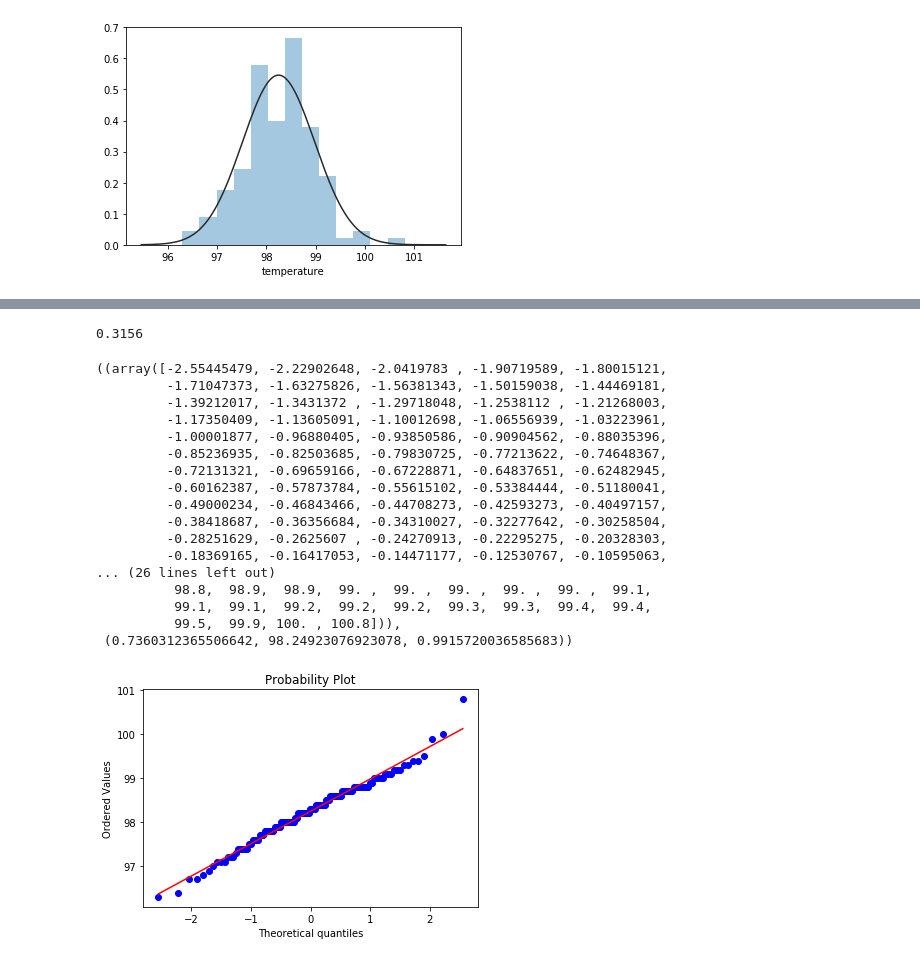
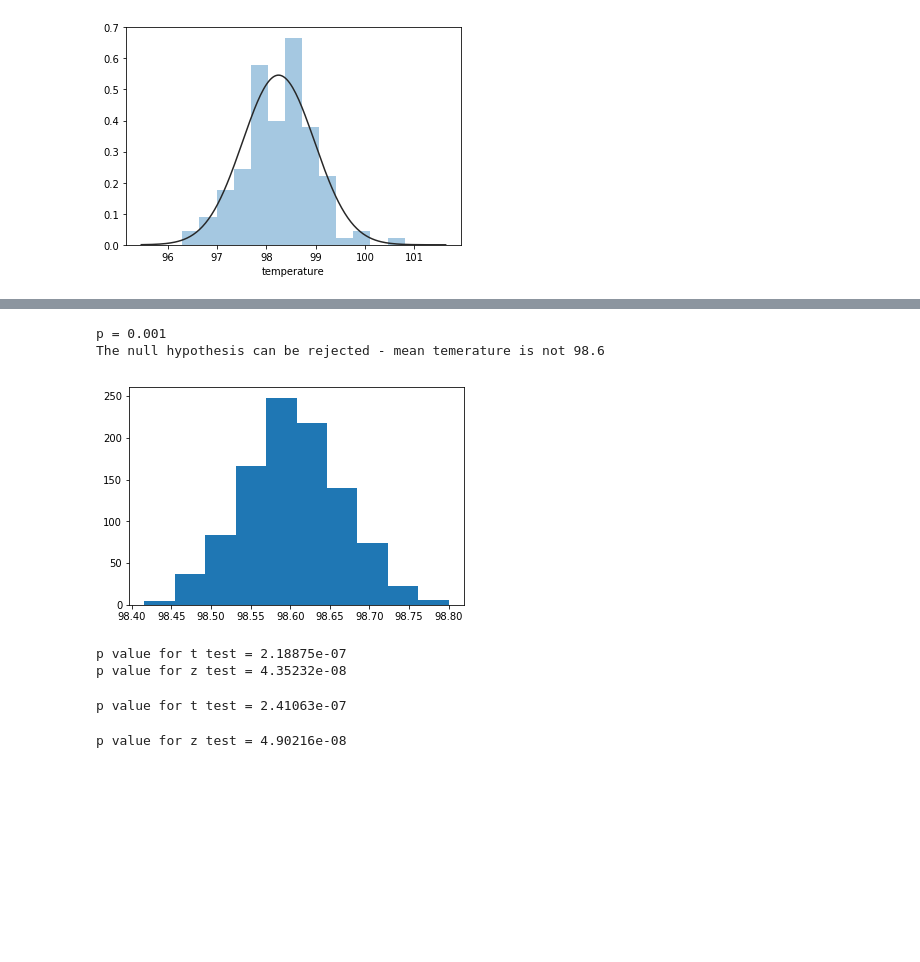
Before and after one commit to samudassir/bikesharingdemand, a Jupyter notebook: Exercises/statistics/EDA_human_temperature/sliderule_dsi_inferential_statistics_exercise_1.ipynb, the cells around one changed output, grey strips where cells are left out. Cells and saved outputs as stored; diff of their text form; code cells hidden in the pictures; blank space fills up the shorter version.

Commit message:
infer stats - exercise

```diff
--- a/Exercises/statistics/EDA_human_temperature/sliderule_dsi_inferential_statistics_exercise_1.ipynb
+++ b/Exercises/statistics/EDA_human_temperature/sliderule_dsi_inferential_statistics_exercise_1.ipynb
@@ -77,4 +173,8 @@ print(np.std(df['temperature']))
 # %%
+#Hypothesisis Test
+#h0 = mean temperature is 98.6
+#ha = mean temperature is not equal to 98.6 , may be greater than or less than 98.6
+
 def bootstrap_replicate_1d(data, func):
     return func(np.random.choice(data, size=len(data)))
 
@@ -88,9 +188,3 @@ def draw_bs_reps(data, func, size=1):
         bs_replicates[i] = bootstrap_replicate_1d(data,func)
 
     return bs_replicates
-
-translated = df['temperature']-np.mean(df['temperature'])+98.6
-bs_diff_replicates = draw_bs_reps(translated,np.mean,1000)
-plt.hist(bs_diff_replicates)
-#val = np.sum(bs_diff_replicates == 98.6)
-#print(np.float(val)/1000)
@@ -104,31 +191,20 @@ plt.hist(bs_diff_replicates)
-# %%
-# Above With p value of 0.001, we can reject the null hypothesis
-# ztest x-Mu/Ro
-diff_mean = 98.6 - np.mean(df['temperature'])
-std = np.std(df['temperature'])
-diff_mean/std
-1-0.6844
-# %% [output]
-0.3156
-# %%
-from scipy import stats
-stats.probplot(df['temperature'], plot=plt)
-# %% [output]
-((array([-2.55445479, -2.22902648, -2.0419783 , -1.90719589, -1.80015121,
-         -1.71047373, -1.63275826, -1.56381343, -1.50159038, -1.44469181,
-         -1.39212017, -1.3431372 , -1.29718048, -1.2538112 , -1.21268003,
-         -1.17350409, -1.13605091, -1.10012698, -1.06556939, -1.03223961,
-         -1.00001877, -0.96880405, -0.93850586, -0.90904562, -0.88035396,
-         -0.85236935, -0.82503685, -0.79830725, -0.77213622, -0.74648367,
-         -0.72131321, -0.69659166, -0.67228871, -0.64837651, -0.62482945,
-         -0.60162387, -0.57873784, -0.55615102, -0.53384444, -0.51180041,
-         -0.49000234, -0.46843466, -0.44708273, -0.42593273, -0.40497157,
-         -0.38418687, -0.36356684, -0.34310027, -0.32277642, -0.30258504,
-         -0.28251629, -0.2625607 , -0.24270913, -0.22295275, -0.20328303,
-         -0.18369165, -0.16417053, -0.14471177, -0.12530767, -0.10595063,
-... (26 lines left out)
-          98.8,  98.9,  98.9,  99. ,  99. ,  99. ,  99. ,  99. ,  99.1,
-          99.1,  99.1,  99.2,  99.2,  99.2,  99.3,  99.3,  99.4,  99.4,
-          99.5,  99.9, 100. , 100.8])),
- (0.7360312365506642, 98.24923076923078, 0.9915720036585683))
-[figure, removed]
+# %%
+def testHypothesis(temperatures):
+    translated = temperatures-np.mean(temperatures)+98.6
+    bs_diff_replicates = draw_bs_reps(translated,np.mean,1000)
+    plt.hist(bs_diff_replicates)
+
+    val = np.sum(bs_diff_replicates == 98.6)
+    p = np.float(val)/1000
+    print("p for hypothesis tests = {:g}".format(p))
+    alpha = 0.05
+    if p < alpha:
+        print("The null hypothesis can be rejected - mean temerature is not 98.6")
+    else:
+        print("The null hypothesis cannot be rejected - mean temerature is 98.6")
+# %%
+testHypothesis(df['temperature'])
+# %% [output]
+p = 0.001
+The null hypothesis can be rejected - mean temerature is not 98.6
+[figure, added]
@@ -134,0 +224,18 @@ stats.probplot(df['temperature'], plot=plt)
+# %%
+# calculated t-test and z-test
+statisticaltest(df['temperature'])
+# %% [output]
+p value for t test = 2.18875e-07
+p value for z test = 4.35232e-08
+# %%
+# python t-test
+z,p = stats.ttest_1samp(df['temperature'],98.6)
+print("p value for t test = {:g}".format(p))
+# %% [output]
+p value for t test = 2.41063e-07
+# %%
+# python z-test
+z,p = wstats.ztest(df['temperature'],value=98.6,usevar='pooled',ddof=1.0)
+print("p value for z test = {:g}".format(p))
+# %% [output]
+p value for z test = 4.90216e-08
```
Also changed, not shown: parts of 27 cells of this notebook.
